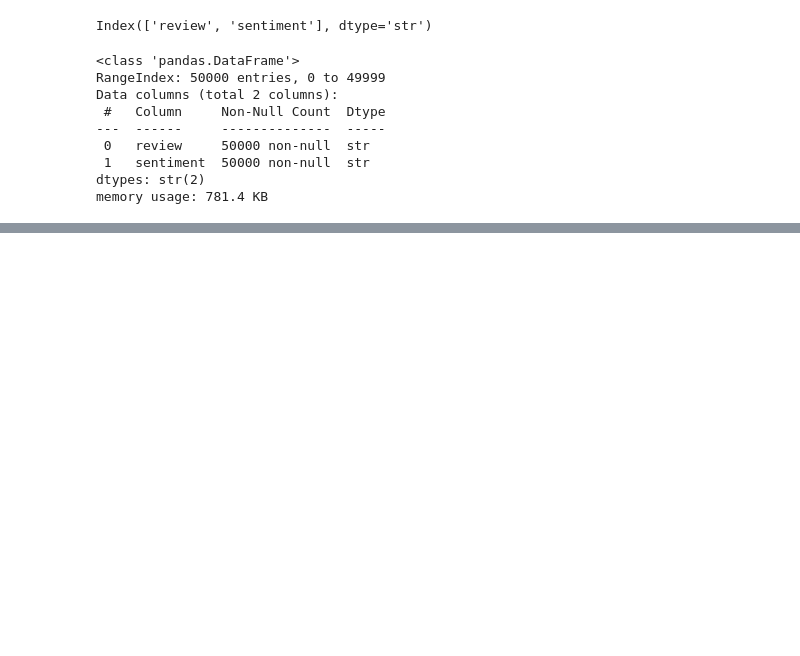
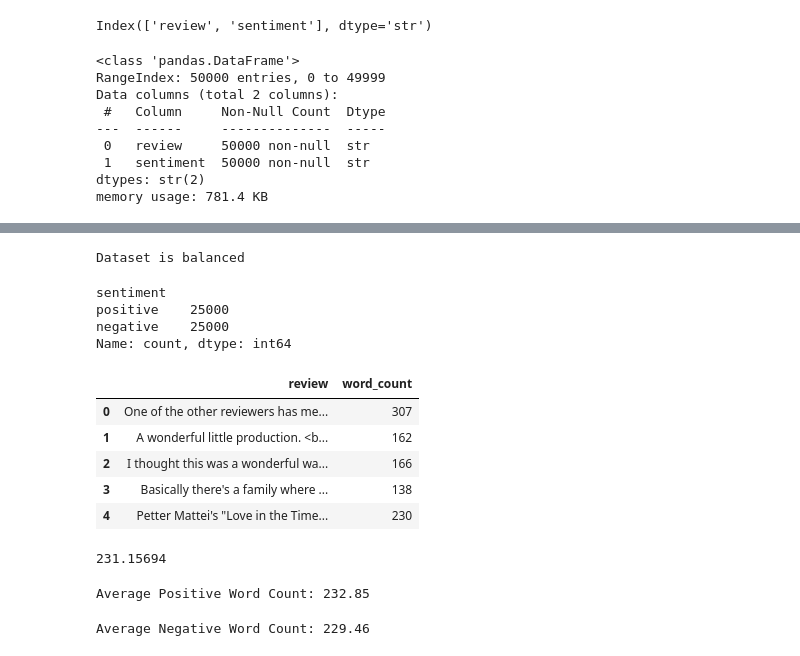
Before and after one commit to Pragya-05/Mini-projects-Machine-Learning, a Jupyter notebook: Movie-Review-Sentiment-Analyzer/notebooks/sentiment_analysis.ipynb, the cells around one changed output, grey strips where cells are left out. Cells and saved outputs as stored; diff of their text form; code cells hidden in the pictures; blank space fills up the shorter version.

```diff
--- a/Movie-Review-Sentiment-Analyzer/notebooks/sentiment_analysis.ipynb
+++ b/Movie-Review-Sentiment-Analyzer/notebooks/sentiment_analysis.ipynb
@@ -53,0 +105,17 @@ Observations:
+# %%
+positive_count = sentiment_counts["positive"]
+negative_count = sentiment_counts["negative"]
+
+if positive_count == negative_count:
+    print("Dataset is balanced")
+else:
+    print("Dataset is not balanced")
+# %% [output]
+Dataset is balanced
+# %%
+df["sentiment"].value_counts()
+# %% [output]
+sentiment
+positive    25000
+negative    25000
+Name: count, dtype: int64
@@ -53,0 +126,31 @@ Observations:
+# %%
+df[["review", "word_count"]].head()
+# %% [output]
+|  | review | word_count |
+| 0 | One of the other reviewers has me... | 307 |
+| 1 | A wonderful little production. <b... | 162 |
+| 2 | I thought this was a wonderful wa... | 166 |
+| 3 | Basically there's a family where ... | 138 |
+| 4 | Petter Mattei's "Love in the Time... | 230 |
+# %%
+df["word_count"].mean()
+# %% [output]
+231.15694
+# %%
+positive_avg = df[df["sentiment"] == "positive"]["word_count"].mean()
+
+print(
+    "Average Positive Word Count:",
+    round(positive_avg, 2)
+)
+# %% [output]
+Average Positive Word Count: 232.85
+# %%
+negative_avg = df[df["sentiment"] == "negative"]["word_count"].mean()
+
+print(
+    "Average Negative Word Count:",
+    round(negative_avg, 2)
+)
+# %% [output]
+Average Negative Word Count: 229.46
```
Also changed, not shown: parts of 12 cells of this notebook.
